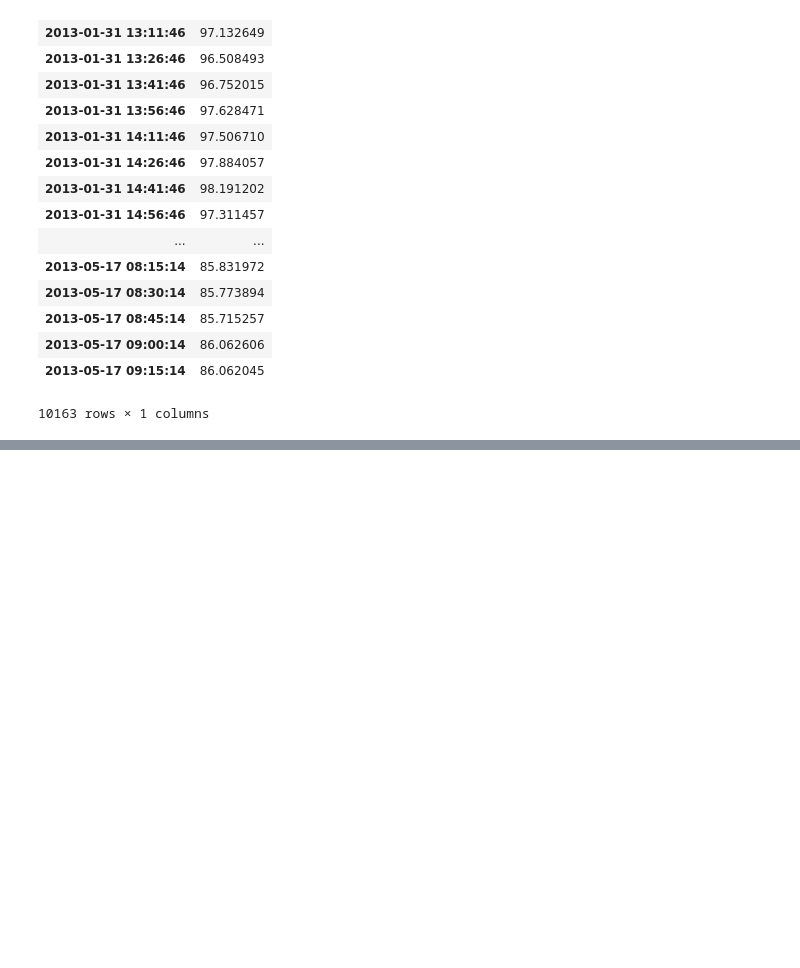
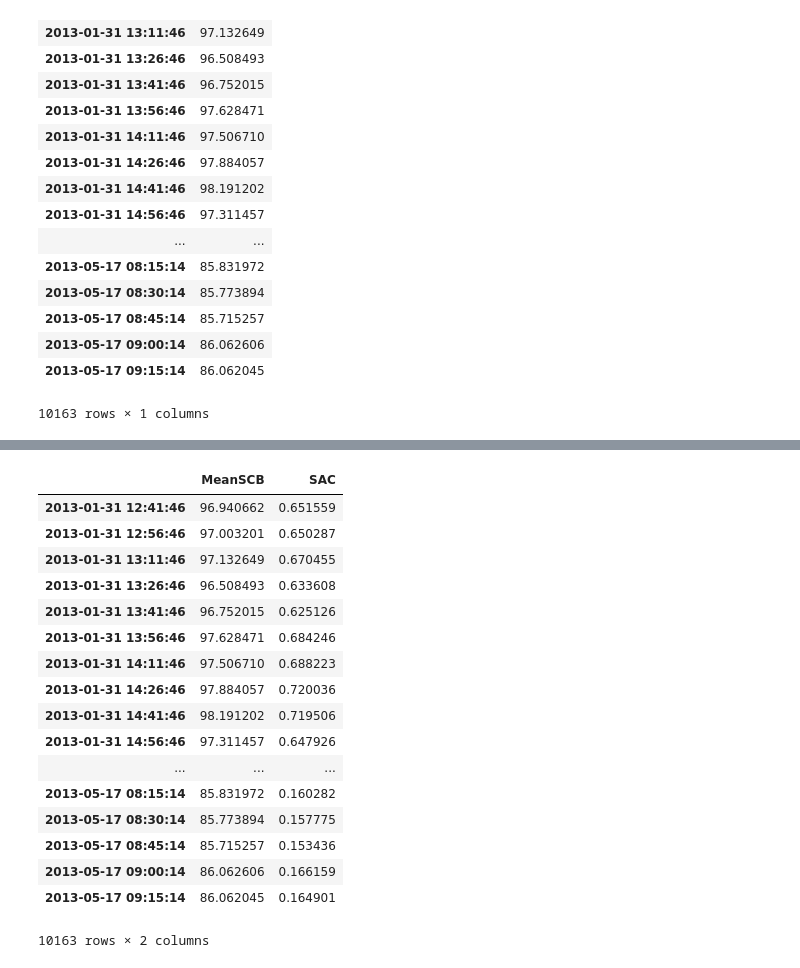
Before and after one commit to thodson-usgs/mfasaid, a Jupyter notebook: index-Copy1.ipynb, the cells around one changed output, grey strips where cells are left out. Cells and saved outputs as stored; diff of their text form; code cells hidden in the pictures; blank space fills up the shorter version.

```diff
--- a/index-Copy1.ipynb
+++ b/index-Copy1.ipynb
@@ -243,0 +264,23 @@ sediment_corrected_backscatter.calc_mean_sediment_corrected_backscatter().get_da
+# %%
+from said.acoustic import ADVMBackscatterDataProcessor
+data_processor = ADVMBackscatterDataProcessor(abs_data, processing_parameters)
+data_processor.get_data()
+# %% [output]
+|  | MeanSCB | SAC |
+| 2013-01-31 12:41:46 | 96.940662 | 0.651559 |
+| 2013-01-31 12:56:46 | 97.003201 | 0.650287 |
+| 2013-01-31 13:11:46 | 97.132649 | 0.670455 |
+| 2013-01-31 13:26:46 | 96.508493 | 0.633608 |
+| 2013-01-31 13:41:46 | 96.752015 | 0.625126 |
+| 2013-01-31 13:56:46 | 97.628471 | 0.684246 |
+| 2013-01-31 14:11:46 | 97.506710 | 0.688223 |
+| 2013-01-31 14:26:46 | 97.884057 | 0.720036 |
+| 2013-01-31 14:41:46 | 98.191202 | 0.719506 |
+| 2013-01-31 14:56:46 | 97.311457 | 0.647926 |
+| ... | ... | ... |
+| 2013-05-17 08:15:14 | 85.831972 | 0.160282 |
+| 2013-05-17 08:30:14 | 85.773894 | 0.157775 |
+| 2013-05-17 08:45:14 | 85.715257 | 0.153436 |
+| 2013-05-17 09:00:14 | 86.062606 | 0.166159 |
+| 2013-05-17 09:15:14 | 86.062045 | 0.164901 |
+10163 rows × 2 columns
```
Also changed, not shown: parts of 3 cells of this notebook.
